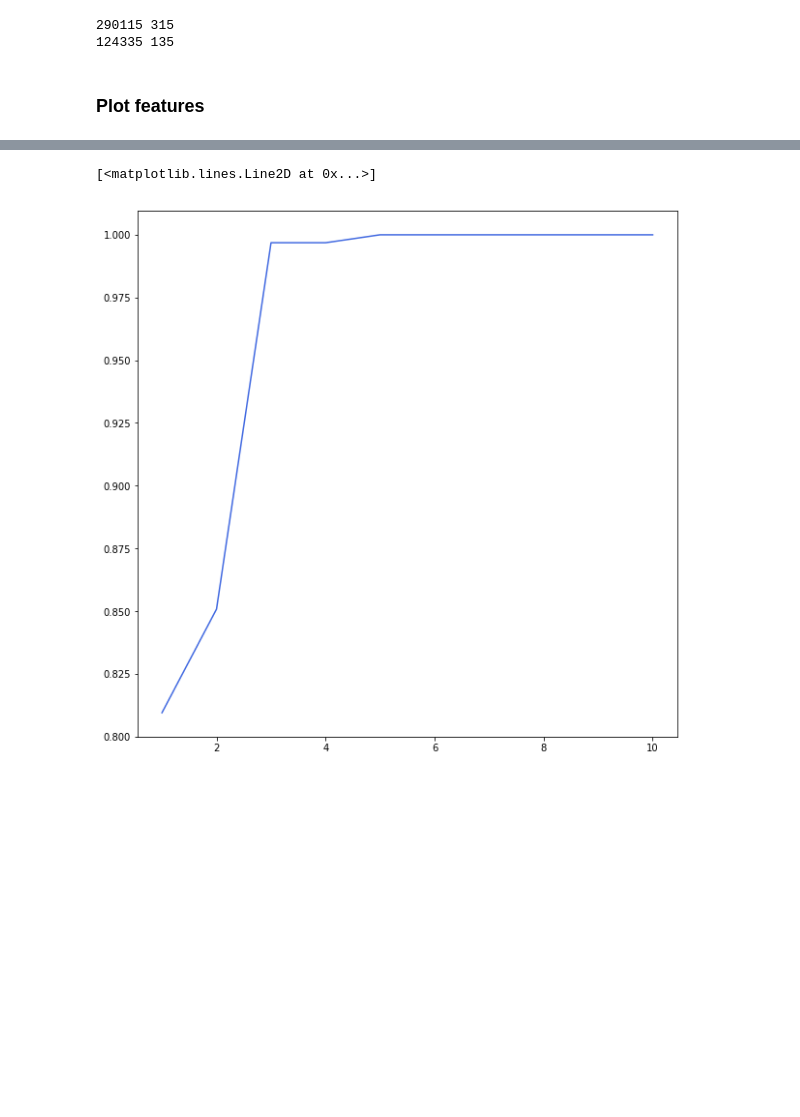
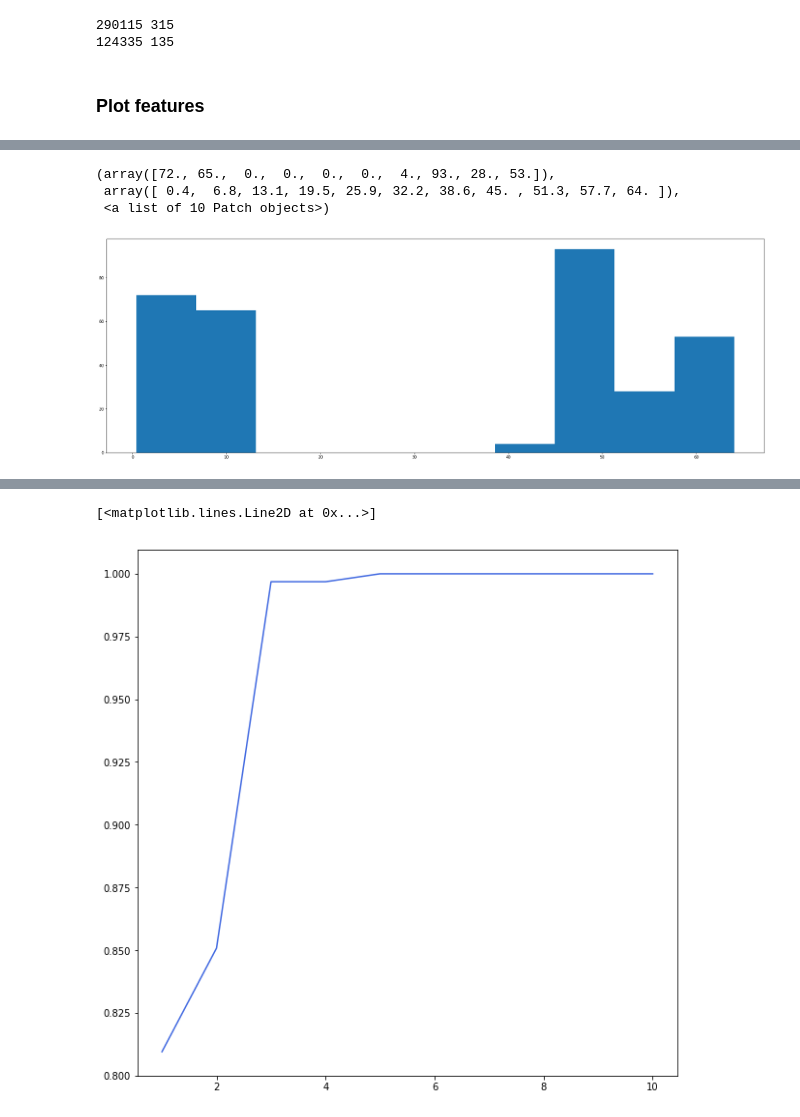
Before and after one commit to vikneke/cs5014_p2, a Jupyter notebook: multiclassML/multiclass.ipynb, the cells around one changed output, grey strips where cells are left out. Drawn from its saved outputs; the diff is of its cells as text; code cells hidden in the pictures; blank space fills up the shorter version.

```diff
--- a/multiclassML/multiclass.ipynb
+++ b/multiclassML/multiclass.ipynb
@@ -90,3 +101,10 @@ plot_training_data(x_train, y_train, flat_waves)
+# %%
+plt.hist(x_train[576])
+# %% [output]
+(array([72., 65.,  0.,  0.,  0.,  0.,  4., 93., 28., 53.]),
+ array([ 0.4,  6.8, 13.1, 19.5, 25.9, 32.2, 38.6, 45. , 51.3, 57.7, 64. ]),
+ <a list of 10 Patch objects>)
+[figure, added]
 # %%
 def get_true_indices(matrix):
     indices = []
```
Also changed, not shown: parts of 6 cells of this notebook, 3 other files.
